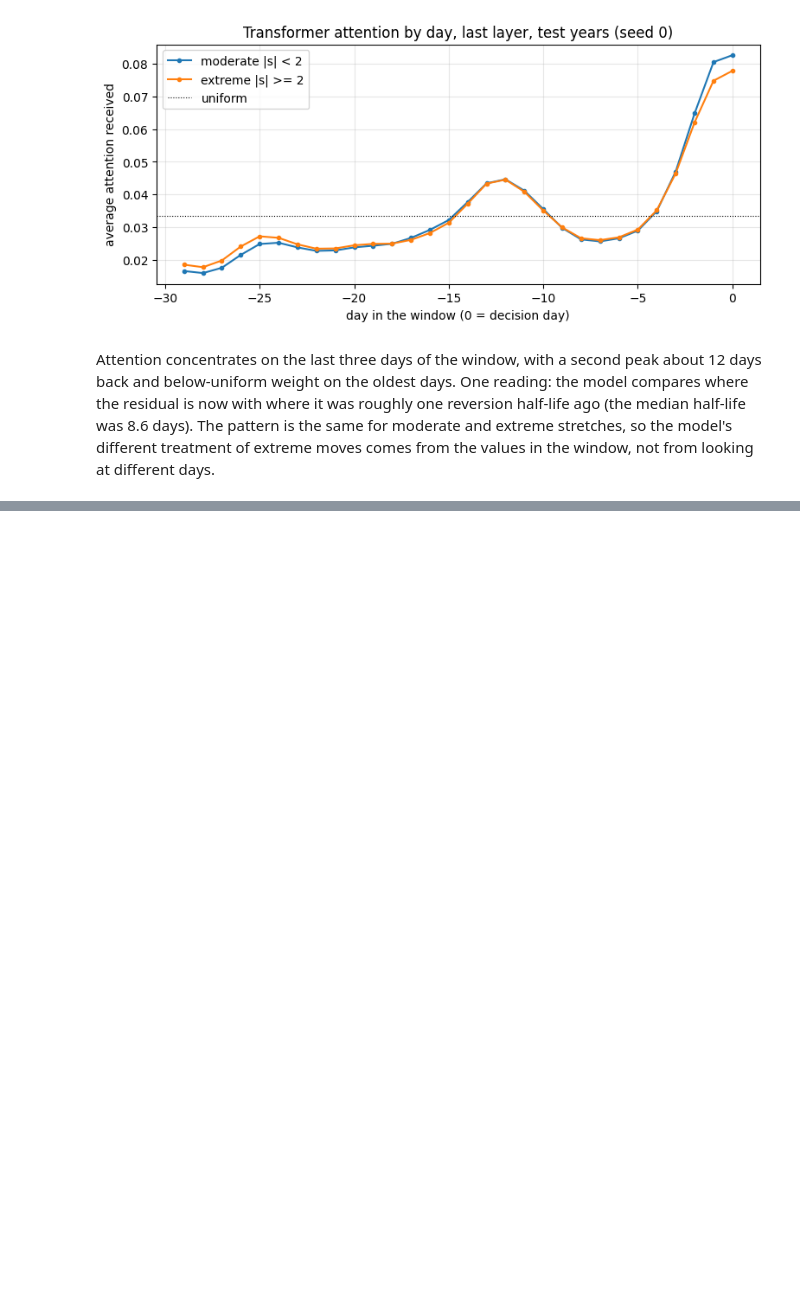
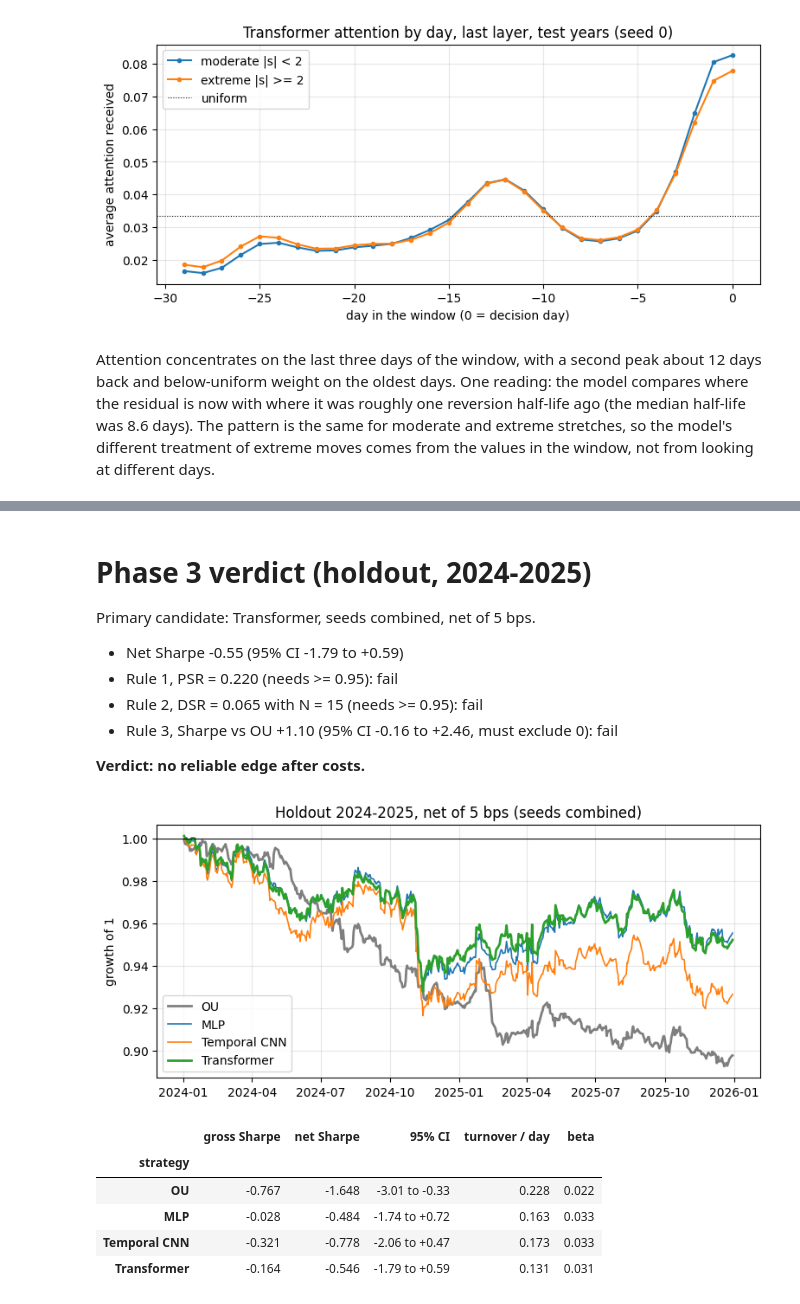
Before and after one commit to Amay-M-Nair/Sharpee, a Jupyter notebook: notebooks/04_results.ipynb, the cells around one changed output, grey strips where cells are left out. Saved outputs shown, nothing was run; the diff lists cells and outputs as text; code cells hidden in the pictures; blank space fills up the shorter version.

Commit message:
Add the holdout section to notebook 04

```diff
--- a/notebooks/04_results.ipynb
+++ b/notebooks/04_results.ipynb
@@ -312,0 +318,42 @@ Attention concentrates on the last three days of the window, with a second peak
+# %%
+h_sum = pd.read_csv(phase3 / "holdout_summary.csv")
+h_sig = pd.read_csv(phase3 / "holdout_significance.csv").set_index("strategy")
+h_daily = pd.read_parquet(phase3 / "holdout_daily.parquet")
+display(Markdown((phase3 / "holdout_verdict.md").read_text(encoding="utf-8")))
+
+fig, ax = plt.subplots(figsize=(9, 3.8))
+for s in [s for s in ORDER if s in h_sig.index]:
+    eq = (1 + h_daily[s]["net"]).cumprod()
+    ax.plot(eq.index, eq.values, color=COLORS[s], lw=2 if s in ("ou", "transformer") else 1.2, label=NAMES[s])
+ax.axhline(1, color="black", lw=0.8)
+ax.set_ylabel("growth of 1")
+ax.set_title("Holdout 2024-2025, net of 5 bps (seeds combined)")
+ax.legend()
+save(fig, "04_holdout_equity")
+plt.show()
+
+hm = h_sum[(h_sum["cost_bps"] == cfg["cost_bps"]) & (h_sum["delay"] == 0)].set_index("strategy")
+order = [s for s in ORDER if s in hm.index]
+pd.DataFrame({
+    "gross Sharpe": hm.loc[order, "gross_sharpe"], "net Sharpe": hm.loc[order, "sharpe"],
+    "95% CI": [f"{h_sig.loc[s, 'ci_low']:+.2f} to {h_sig.loc[s, 'ci_high']:+.2f}" for s in order],
+    "turnover / day": hm.loc[order, "avg_turnover"], "beta": hm.loc[order, "beta"],
+}).rename(index=NAMES).round(3)
+# %% [output]
+# Phase 3 verdict (holdout, 2024-2025)
+
+Primary candidate: Transformer, seeds combined, net of 5 bps.
+
+- Net Sharpe -0.55 (95% CI -1.79 to +0.59)
+- Rule 1, PSR = 0.220 (needs >= 0.95): fail
+- Rule 2, DSR = 0.065 with N = 15 (needs >= 0.95): fail
+- Rule 3, Sharpe vs OU +1.10 (95% CI -0.16 to +2.46, must exclude 0): fail
+
+**Verdict: no reliable edge after costs.**
+[figure, added]
+|  | gross Sharpe | net Sharpe | 95% CI | turnover / day | beta |
+| strategy |  |  |  |  |  |
+| OU | -0.767 | -1.648 | -3.01 to -0.33 | 0.228 | 0.022 |
+| MLP | -0.028 | -0.484 | -1.74 to +0.72 | 0.163 | 0.033 |
+| Temporal CNN | -0.321 | -0.778 | -2.06 to +0.47 | 0.173 | 0.033 |
+| Transformer | -0.164 | -0.546 | -1.79 to +0.59 | 0.131 | 0.031 |
```
Also changed, not shown: parts of 3 cells of this notebook, 1 other file.
